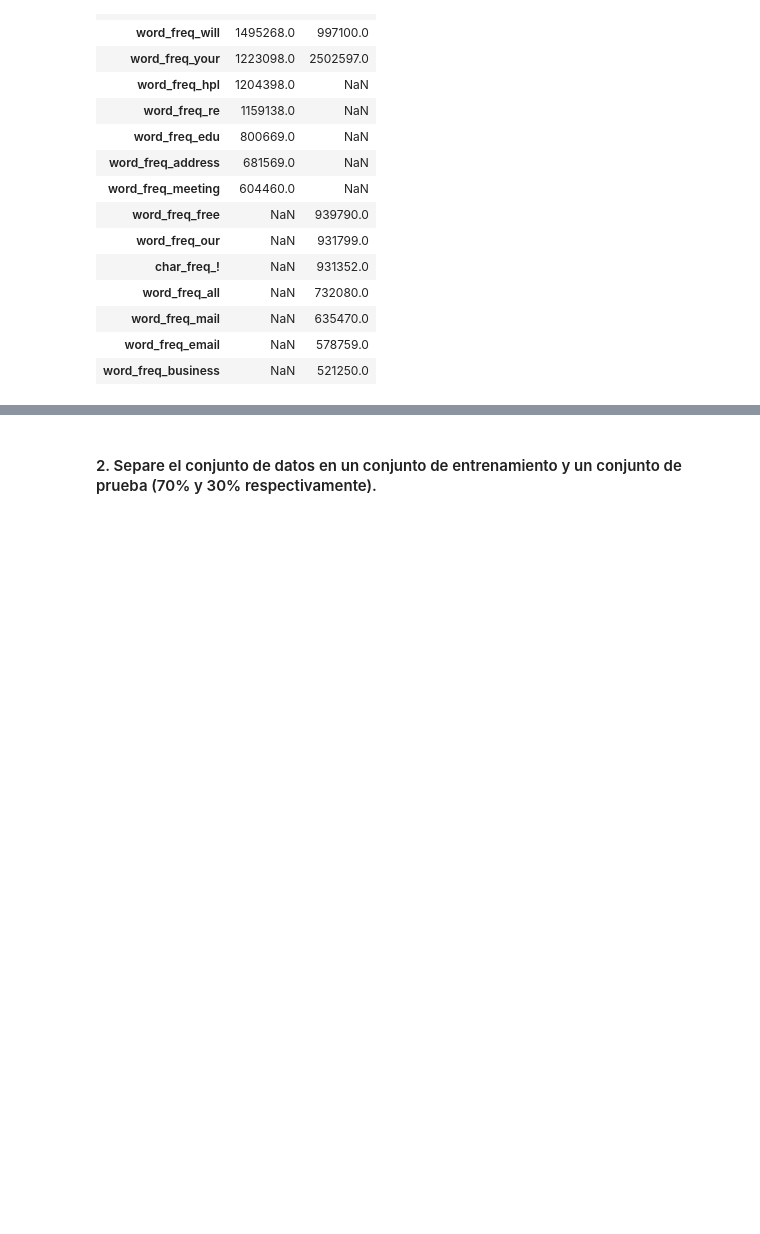
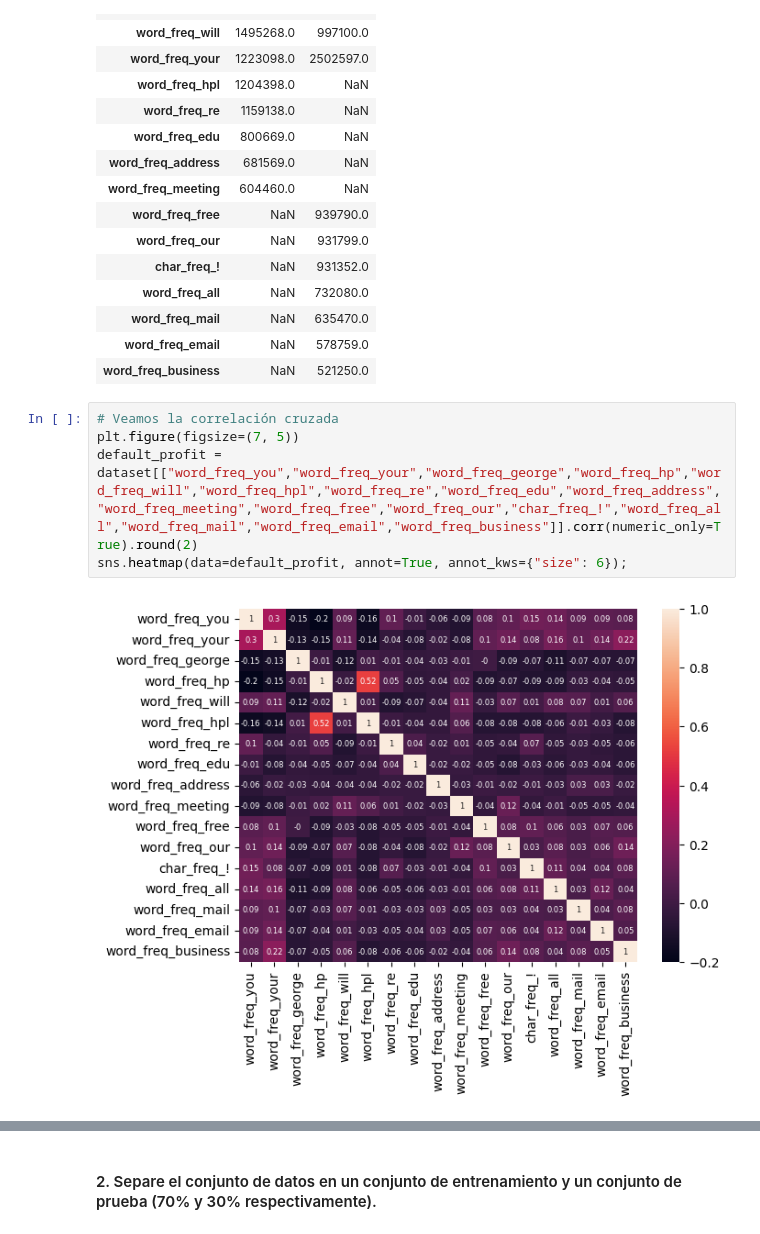
Before and after one commit to FIUBA-CEIA-18Co2024/IIA-TP3, a Jupyter notebook: IIA TP3 Detector SPAM.ipynb, the cells around one changed output, grey strips where cells are left out. Saved outputs shown, nothing was run; the diff lists cells and outputs as text; blank space fills up the shorter version.

```diff
--- a/IIA TP3 Detector SPAM.ipynb
+++ b/IIA TP3 Detector SPAM.ipynb
@@ -154,3 +154,10 @@ Comparación entre palabras mas usadas
 | word_freq_mail | NaN | 635470.0 |
 | word_freq_email | NaN | 578759.0 |
 | word_freq_business | NaN | 521250.0 |
+# %%
+# Veamos la correlación cruzada
+plt.figure(figsize=(7, 5))
+default_profit = dataset[["word_freq_you","word_freq_your","word_freq_george","word_freq_hp","word_freq_will","word_freq_hpl","word_freq_re","word_freq_edu","word_freq_address","word_freq_meeting","word_freq_free","word_freq_our","char_freq_!","word_freq_all","word_freq_mail","word_freq_email","word_freq_business"]].corr(numeric_only=True).round(2)
+sns.heatmap(data=default_profit, annot=True, annot_kws={"size": 6});
+# %% [output]
+[figure, added]
```
Also changed, not shown: parts of 6 cells of this notebook.
